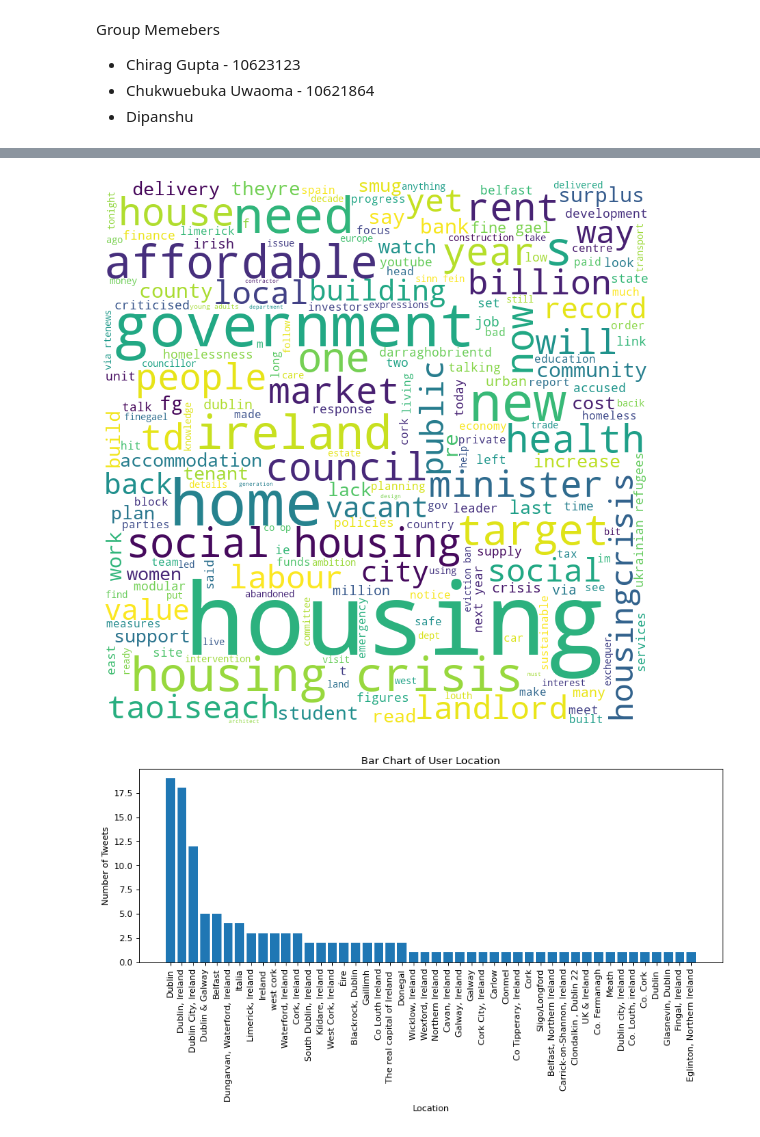
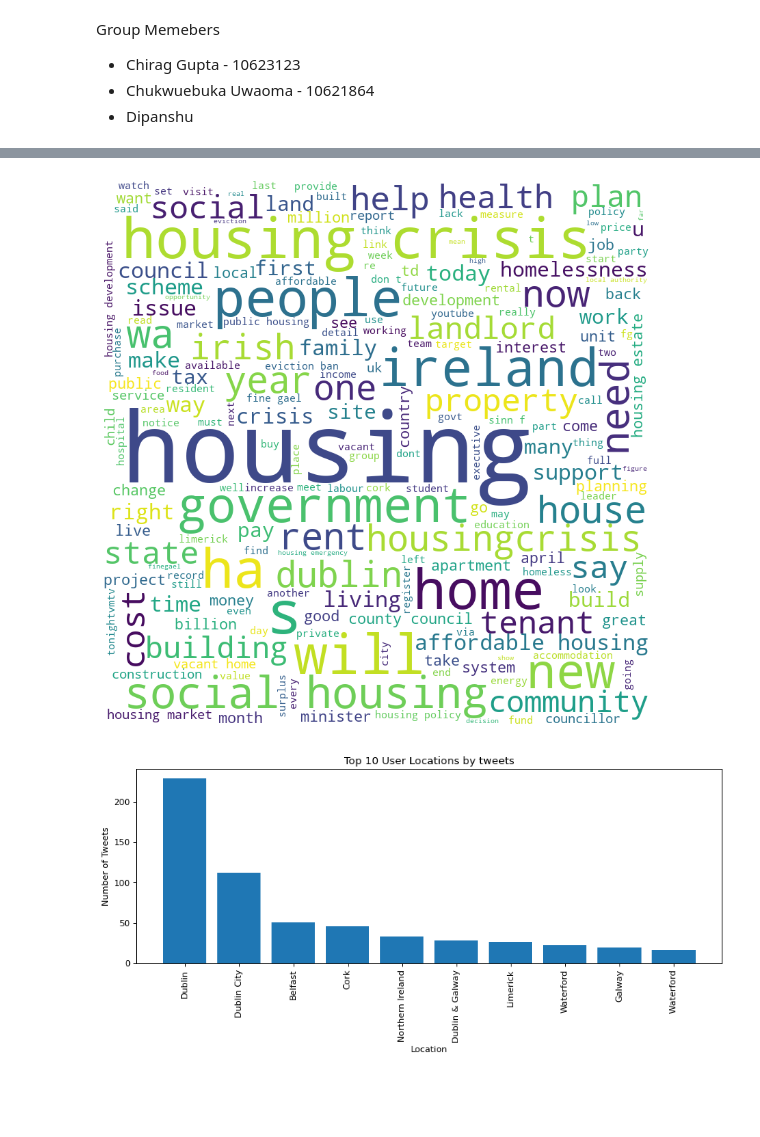
Before and after one commit to VirgilUwaoma/twitterwebscraping, a Jupyter notebook: programming_ca_two.ipynb, the cells around one changed output, grey strips where cells are left out. Cells and saved outputs as stored; diff of their text form; code cells hidden in the pictures; blank space fills up the shorter version.

Commit message:
refactor code for tokenization & wordcloud viz

```diff
--- a/programming_ca_two.ipynb
+++ b/programming_ca_two.ipynb
@@ -36,10 +36,10 @@ api = tweepy.API(auth)
 # %%
 # Pulls tweets based on search query and geocode location
 tweetlist = []
-geocode="53.1424,-7.6921,300km" # "53.3498053,-6.2603097,25km"
+geocode="53.1424,-7.6921,300km"
 filter =  '-filter:retweets AND -filter:replies'
 query = 'housing'
-tweets = tweepy.Cursor(api.search_tweets, q=query+filter, geocode=geocode, lang='en', tweet_mode="extended", count=20).items(20)
+tweets = tweepy.Cursor(api.search_tweets, q=query+filter, geocode=geocode, lang='en', tweet_mode="extended", count=200).items()
 
 # adds tweets to a dataframe
 column_names = ["id", "created_at", "username", "tweet", "retweet_count", "favorite_count", "user_location"]
@@ -62,7 +62,5 @@ for tweet in tweets:
     # add the new row to the DataFrame using .iloc[]
     df.loc[last_row_index] = new_row
 df.head()
-
-# Pull tweet text, id, created_at_date,  username, retweets, likes saved to temporary dataframe - Virgil - DONE
 # %% [output]
 |  | id | created_at | username | tweet | retweet_count | favorite_count | user_location |
@@ -119,6 +117,6 @@ df.head()
 connection = mysql.connector.connect(host='localhost',
                                          database='ca',
                                          user='root',
-                                         password='toor')
+                                         password='Virgxl.14')
 # %%
 # SQL query to create a table and inserting the columns name in it.
@@ -252,0 +168,13 @@ Name: tokenized_tweet, Length: 125, dtype: object
+# %%
+# Download necessary resources from NLTK
+# Lemmatize tweet words to base words
+nltk.download('punkt')
+nltk.download('wordnet')
+
+def lemmatize_tweet(tweet):
+    lemmatizer = WordNetLemmatizer()
+    tokens = nltk.word_tokenize(tweet)
+    lemmatized_sentence = ' '.join([lemmatizer.lemmatize(word) for word in tokens])
+    return lemmatized_sentence
+
+data['lemmatize_tweet'] = df['tweet'].apply(lemmatize_tweet)
@@ -252,0 +186,17 @@ Name: tokenized_tweet, Length: 125, dtype: object
+# %%
+def get_county(location):
+    if location is None:
+        return 'Other'
+    split = location.split(',')
+    if len(split) > 2:
+        return split[1]
+    elif len(split) > 1:
+        return split[0]
+    else:
+        if split[0].lower() != "ireland":
+            return split[0]
+        else: return 'Other'
+
+
+data['user_location'] = df['user_location'].apply(get_county)
+data.head()
@@ -253,10 +210,8 @@ Name: tokenized_tweet, Length: 125, dtype: object
 # %%
-# wordcloud
-# Read in the lemmatized tweets data
-df = pd.read_csv('lemi_tweet.csv')
+# Visualize wordcloud for most occuring words
 
 # Concatenate all tweets into a single string
-all_tweets = ' '.join(df['lemmatized_tweets'])
+all_tweets = ' '.join(data['lemmatize_tweet'])
 
 # Generate a word cloud from the concatenated string
 wordcloud = WordCloud(width=800, height=800, background_color='white').generate(all_tweets)
@@ -268,18 +223,18 @@ plt.axis('off')
 plt.tight_layout(pad=0)
 plt.show()
 # %% [output]
-[figure, old version]
+[figure, new version]
 # %%
-location_counts = data['user_location'].value_counts()
+location_counts = data['user_location'].value_counts().nlargest(10)
 from matplotlib.pyplot import figure
 
 figure(figsize=(12, 4), dpi=80)
 
 plt.bar(location_counts.index, location_counts.values)
-plt.title('Bar Chart of User Location')
-plt.xlabel('Location')
+plt.title('Top 10 User Locations by tweets')
+plt.xlabel('County')
 plt.ylabel('Number of Tweets')
 plt.xticks(rotation=90)
 plt.show()
 # %% [output]
-[figure, old version]
+[figure, new version]
```
Also changed, not shown: parts of 12 cells of this notebook, 3 other files.
